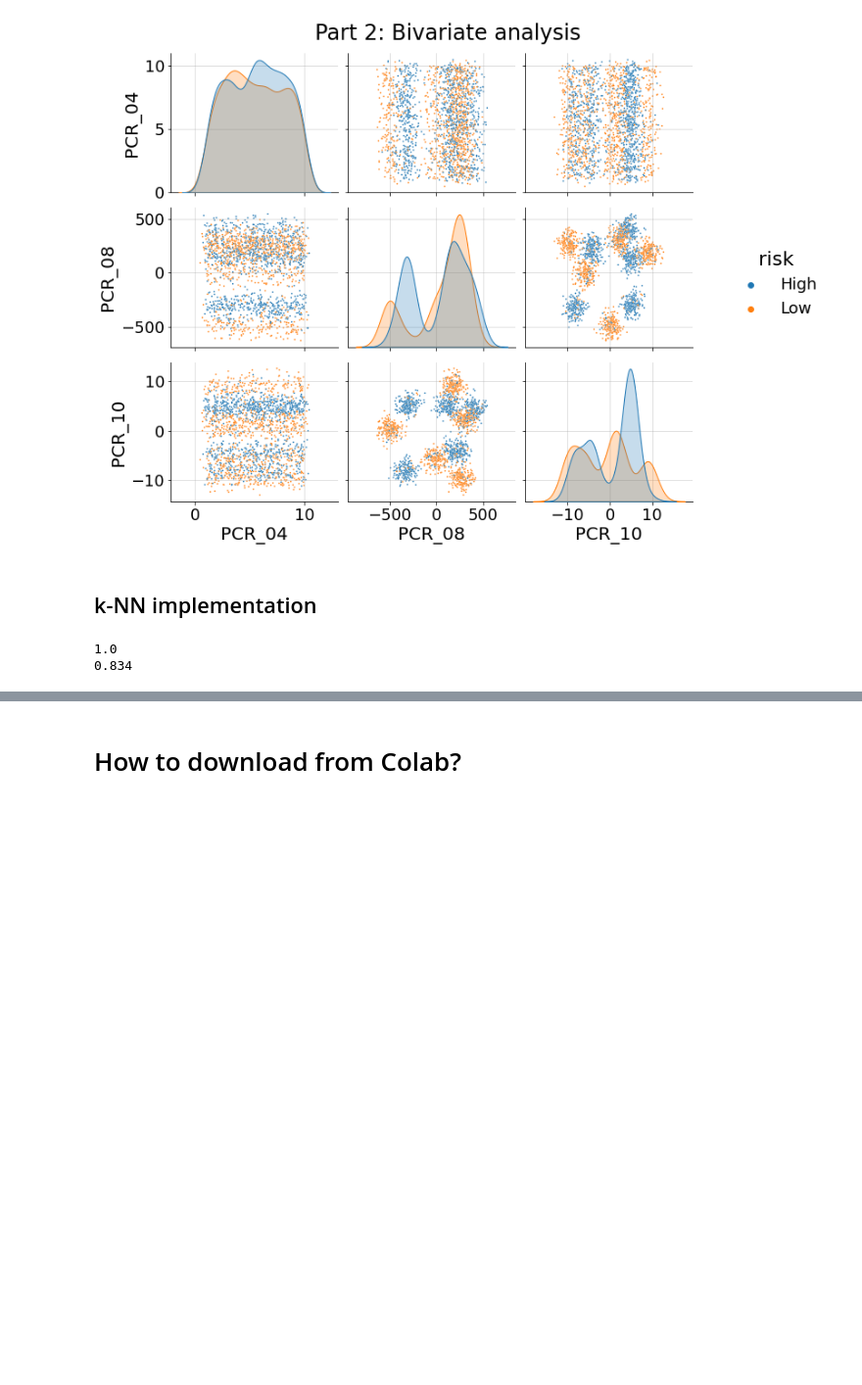
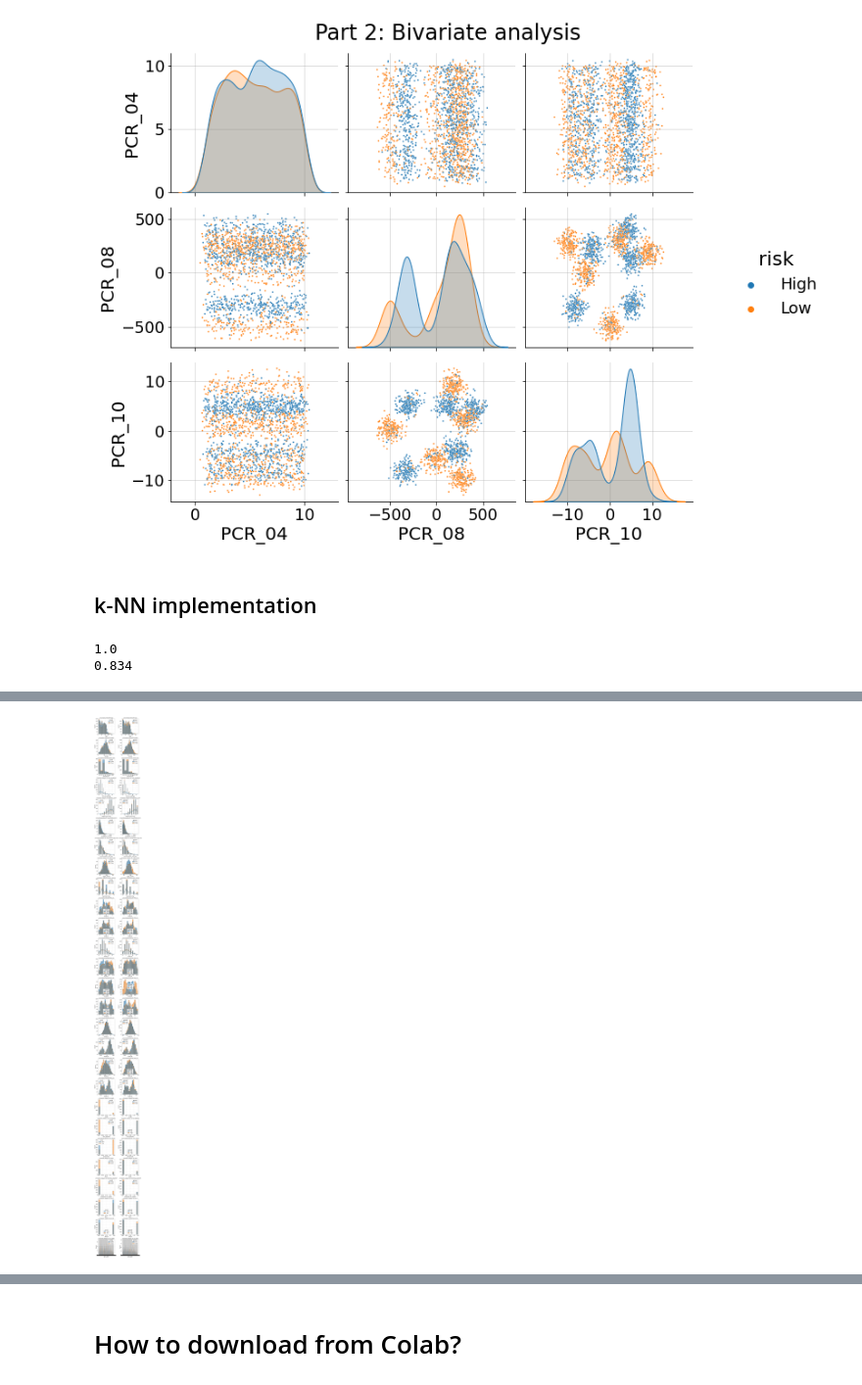
Before and after one commit to inbalh1/ML, a Jupyter notebook: Copy_of_HW1_template.ipynb, the cells around one changed output, grey strips where cells are left out. Shown at 98% size. Cells and saved outputs as stored; diff of their text form; code cells hidden in the pictures; blank space fills up the shorter version.

```diff
--- a/Copy_of_HW1_template.ipynb
+++ b/Copy_of_HW1_template.ipynb
@@ -185,0 +236,5 @@ visualize_clf(h, X, y, "title")
+# %%
+# (Q12)
+for symptom in ["cough", "low_appetite", "sore_throat", "fever", "shortness_of_breath"]:
+  train[symptom] = train.symptoms.str.contains(symptom).map({True:1, False:0, np.nan:np.nan})
+train.head()
@@ -185,0 +249,3 @@ visualize_clf(h, X, y, "title")
+# %%
+# (Q13)
+train = pd.get_dummies(data=train, columns=['sex'])
@@ -185,0 +291,33 @@ visualize_clf(h, X, y, "title")
+# %%
+# (Q14)
+# TODO: add state, current location coordinates, maybe pcr_date as well (since it looks bad)
+# TODO2: What about the blood type? Should we use the numerical one?
+COL_NAME = ['age', 'weight', 'blood_type', 'num_of_siblings', 'happiness_score',
+            'household_income', 'conversations_per_day', 'sugar_levels',
+            'sport_activity', 'PCR_01', 'PCR_02', 'PCR_03',
+            'PCR_04', 'PCR_05', 'PCR_06', 'PCR_07', 'PCR_08', 'PCR_09', 'PCR_10',
+            'cough', 'low_appetite', 'sore_throat', 'fever', 'shortness_of_breath',
+            'sex_F', 'sex_M', 'pcr_date']
+KDE_FEATURES = ['age', 'weight', 'num_of_siblings', 'happiness_score',
+            'household_income', 'conversations_per_day', 'sugar_levels',
+            'sport_activity', 'PCR_01', 'PCR_02', 'PCR_03',
+            'PCR_04', 'PCR_05', 'PCR_06', 'PCR_07', 'PCR_08', 'PCR_09', 'PCR_10']
+COLS = 2
+ROWS = len(COL_NAME)
+plt.figure(figsize=(6 * COLS, 5 * ROWS))
+
+for row in range(ROWS):
+  column = COL_NAME[row]
+  ax = plt.subplot(ROWS,COLS, row * COLS + 1)
+  ax.set_title("univariate analysis for " + column, fontsize=18)
+  sns.histplot(data=train, x=column, hue="covid", line_kws={"linewidth": 3},
+  kde=(column in KDE_FEATURES))
+  plt.grid(alpha=0.5)
+  plt.subplot(ROWS,COLS, row * COLS + 2)
+  ax2 = sns.histplot(data=train, x=column, hue="spread", line_kws={"linewidth": 3},
+  kde=(column in KDE_FEATURES))
+  ax2.set_title("univariate analysis for " + column, fontsize=18)
+  plt.grid(alpha=0.5)
+plt.tight_layout()
+# %% [output]
+[figure, added]
```
Also changed, not shown: parts of 25 cells of this notebook.
